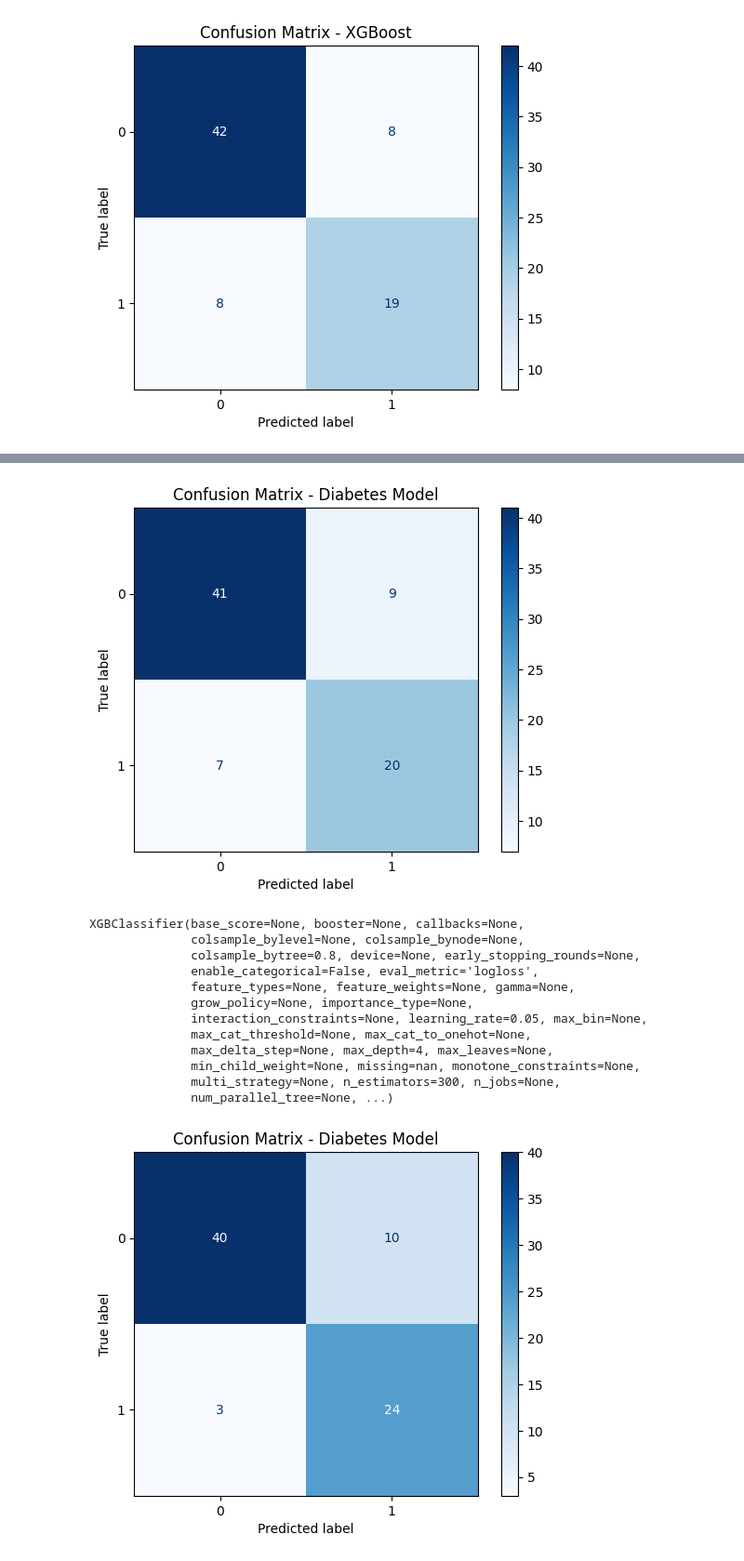
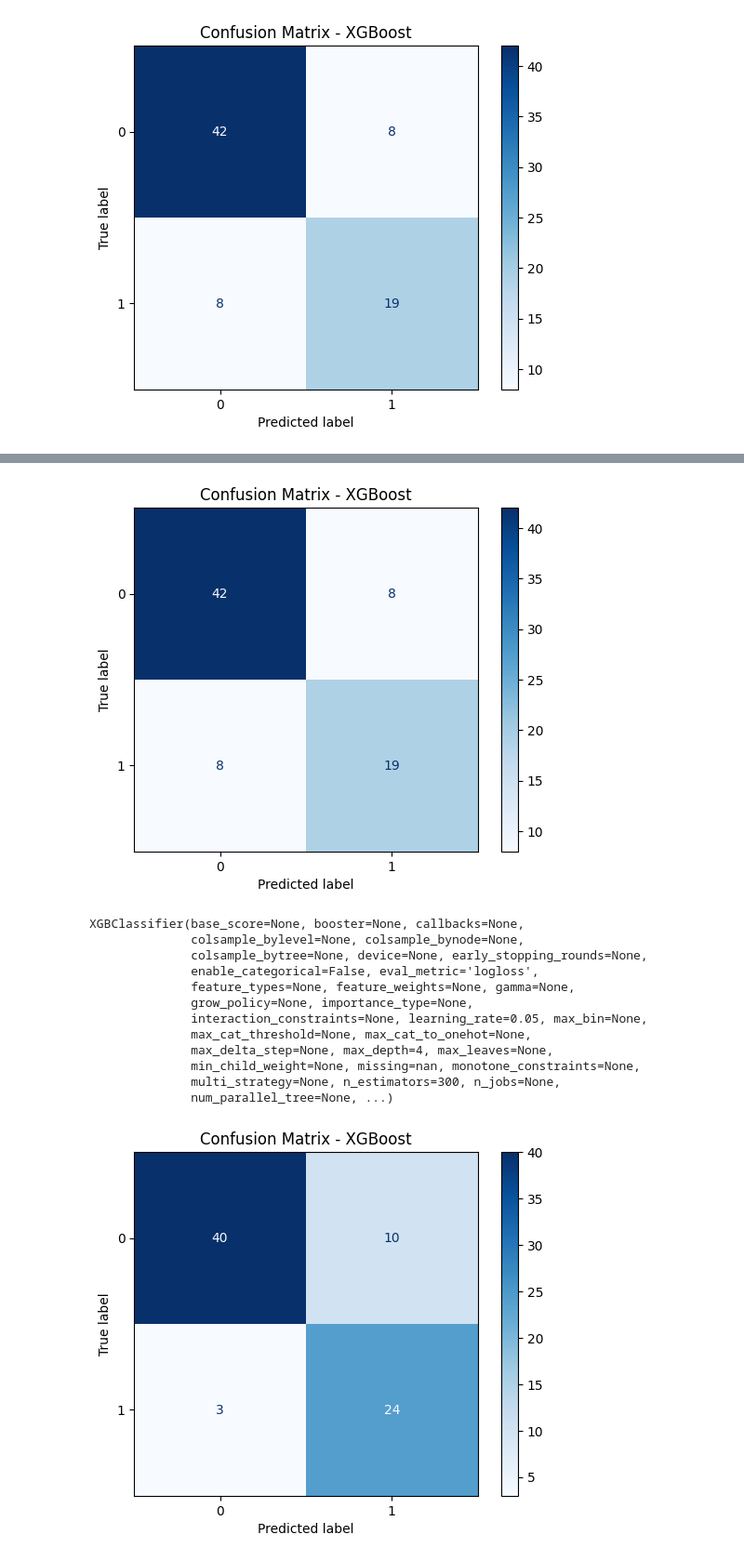
Before and after one commit to abdallh249/ml_Diabetes, a Jupyter notebook: Untitled-1.ipynb, the cells around one changed output, grey strips where cells are left out. Shown at 93% size. Cells and saved outputs as stored; diff of their text form; code cells hidden in the pictures.

```diff
--- a/Untitled-1.ipynb
+++ b/Untitled-1.ipynb
@@ -228,27 +228,27 @@ print(model.predict_proba(sample))
 # %%
-# Confusion Matrix Visualization
-from sklearn.metrics import confusion_matrix, ConfusionMatrixDisplay
+
 import matplotlib.pyplot as plt
 
+# اختر الموديل الأفضل
+model = models["XGBoost"]
 
+model.fit(X_train, y_train)
 y_pred = model.predict(X_test)
-
 
 cm = confusion_matrix(y_test, y_pred)
 
-
 disp = ConfusionMatrixDisplay(confusion_matrix=cm)
 disp.plot(cmap="Blues")
-plt.title("Confusion Matrix - Diabetes Model")
+plt.title("Confusion Matrix - XGBoost")
 plt.show()
 # %% [output]
-[figure, old version]
+[figure, new version]
 # %%
 model.fit(X_res, y_res)
 # %% [output]
 XGBClassifier(base_score=None, booster=None, callbacks=None,
               colsample_bylevel=None, colsample_bynode=None,
-              colsample_bytree=0.8, device=None, early_stopping_rounds=None,
+              colsample_bytree=None, device=None, early_stopping_rounds=None,
               enable_categorical=False, eval_metric='logloss',
               feature_types=None, feature_weights=None, gamma=None,
               grow_policy=None, importance_type=None,
@@ -259,23 +259,23 @@ XGBClassifier(base_score=None, booster=None, callbacks=None,
               multi_strategy=None, n_estimators=300, n_jobs=None,
               num_parallel_tree=None, ...)
 # %%
-# Confusion Matrix Visualization
+# Evaluate model with balanced data
 from sklearn.metrics import confusion_matrix, ConfusionMatrixDisplay
 import matplotlib.pyplot as plt
 
 
 y_pred = model.predict(X_test)
 
 
 cm = confusion_matrix(y_test, y_pred)
 
 
 disp = ConfusionMatrixDisplay(confusion_matrix=cm)
 disp.plot(cmap="Blues")
-plt.title("Confusion Matrix - Diabetes Model")
+plt.title("Confusion Matrix - XGBoost")
 plt.show()
 # %% [output]
-[figure, old version]
+[figure, new version]
 # %%
 # Evaluate model
 y_pred = model.predict(X_test)
```
Also changed, not shown: parts of 5 cells of this notebook.
